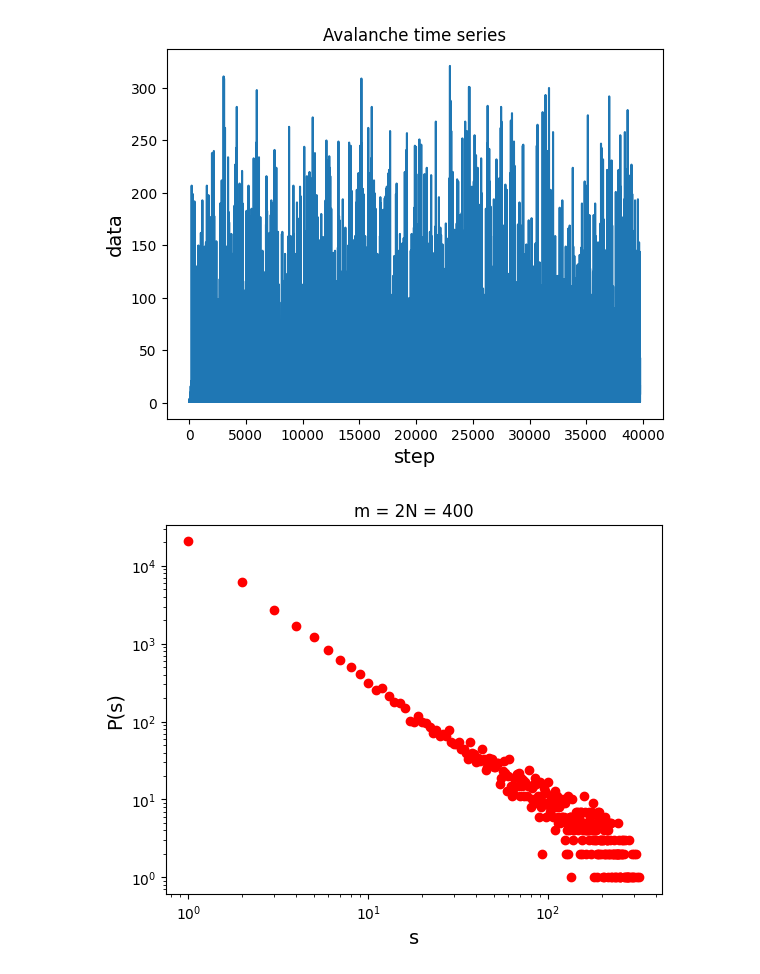
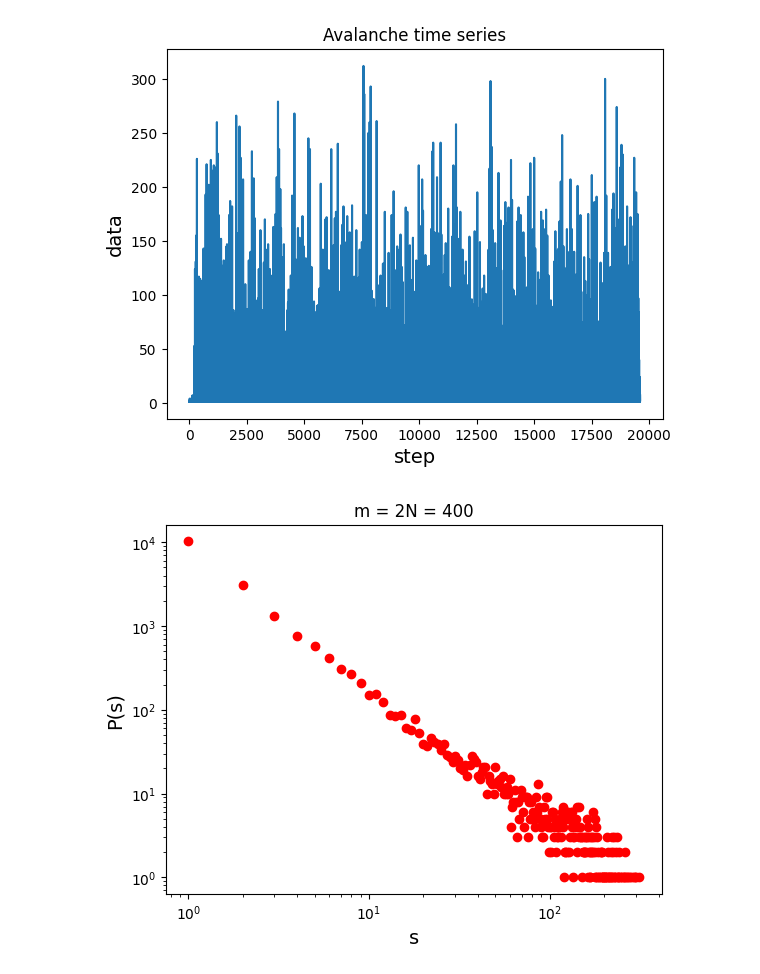
Before and after one commit to rkoevoets/complex-system-simulation, a Jupyter notebook: Barabasi-Albert.ipynb, the cells around one changed output. Cells and saved outputs as stored; diff of their text form; code cells hidden in the pictures.

```diff
--- a/Barabasi-Albert.ipynb
+++ b/Barabasi-Albert.ipynb
@@ -29,36 +29,36 @@ def barabasi_albert(size, m, p_sink=0.4, steps=50000, delay= 200):
 
 if __name__ == '__main__':
 
     #Initialize specific variables
     Nodes = 400 #Amount of nodes
     m = 2 #Amount of old nodes that new node connects with
 
     #Generate and extract avalanche data
-    data = barabasi_albert(Nodes, m, p_sink, Steps, Sample_delay)
+    data = barabasi_albert(Nodes, m)
     aval_sizes, aval_frequencies = np.unique(data, return_counts=True)
 
 
     #Plots
     #Avalanche size time series
     plt.title("Avalanche time series")
     plt.plot(data)
     plt.xlabel("step",fontsize=14)
     plt.ylabel("data",fontsize=14)
     #plt.savefig("BA_series", dpi=300)
     plt.show()
 
     # Avalanche size distribution for m = 2 and N = 400
     plt.title("m = "+str(m)+"N = "+str(400))
     plt.scatter(aval_sizes,aval_frequencies, color='red')
     plt.xscale("log") #Set to logscale
     plt.yscale("log") #Set to logscale
     plt.xlabel("s",fontsize=14)
     plt.ylabel("P(s)",fontsize=14)
     #plt.savefig("BA_m=2_N=400", dpi=300)
     plt.show()
 # %% [output]
-[figure, old version]
+[figure, new version]
-[figure, old version]
+[figure, new version]
 # %%
 ##Avalanches for varying parameter m with fixed amount of nodes
 
```
Also changed, not shown: parts of 5 cells of this notebook.
